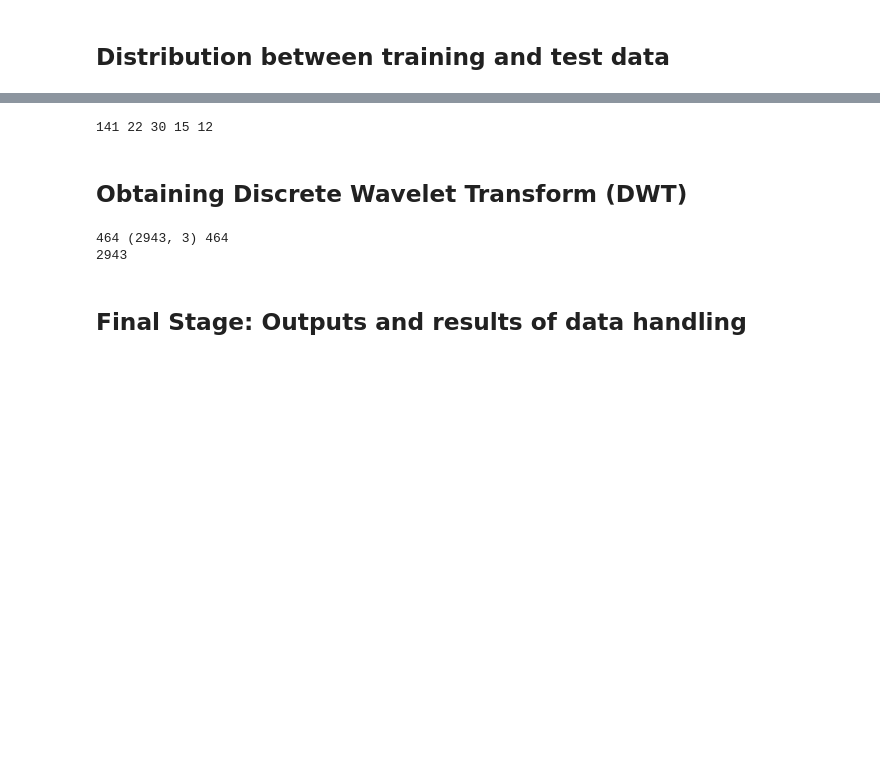
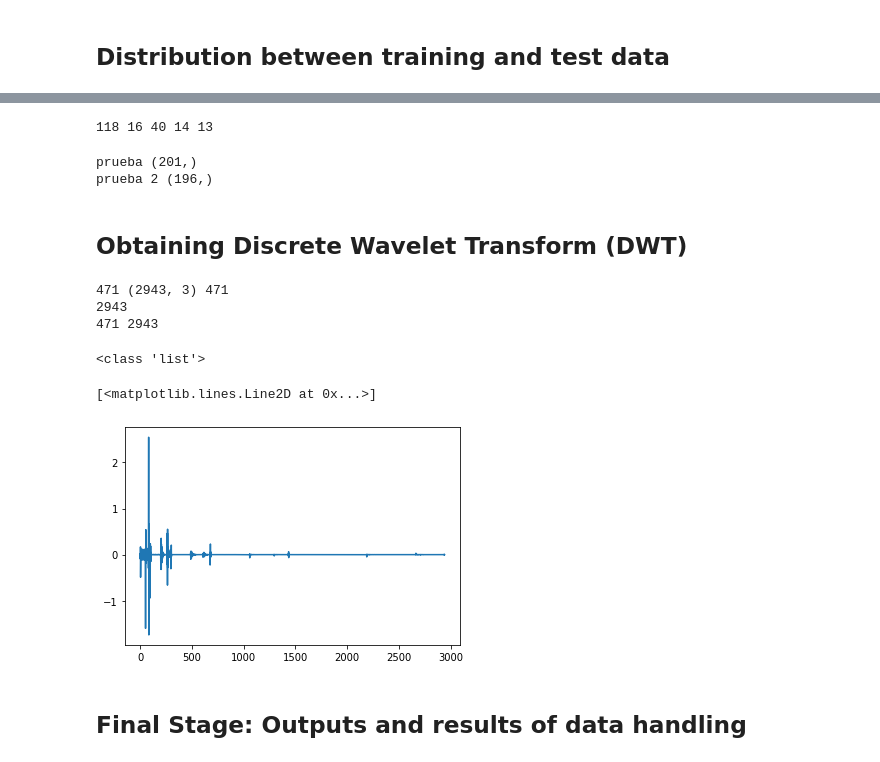
Before and after one commit to rickituri98/Fault_Classifier_CNN, a Jupyter notebook: Data_Handling.ipynb, the cells around one changed output, grey strips where cells are left out. Saved outputs shown, nothing was run; the diff lists cells and outputs as text; code cells hidden in the pictures; blank space fills up the shorter version.

```diff
--- a/Data_Handling.ipynb
+++ b/Data_Handling.ipynb
@@ -564,0 +577,19 @@ Total                                           |462
+# %%
+#print(type(X_train), type(XC_train))
+#print(XC_test)
+X_sig_Train = []
+X_names_Test = []
+X_sig_Test = []
+for pos in range(len(X_train)):
+    X_sig_Train.append(Total_signals[X_train[pos]])
+
+for ind in range(len(X_test)):
+    X_sig_Test.append(Total_signals[X_test[ind]])
+    X_names_Test.append(Total_id_files[X_test[ind]])
+print(len(X_sig_Train), type (X_sig_Train), len(X_sig_Test))
+print(type(X_test), X_test.shape, type(YC_test))
+print(X_sig_Test[15])
+print(X_names_Test[15])
+print(Y_test[15])
+X_sig_Train = np.array(X_sig_Train)
+X_sig_Test = np.array(X_sig_Test)
@@ -571,22 +610,28 @@ def Get_UserTest_Folder(X_testset, Y_testset):
   List_1ph = []
   List_none = []
   for j in range(len(Y_testset)):
-    if Y_testset[j][0] == 1:
+    if Y_testset[j] == 0:
       List_1ph.append(X_testset[j])
-    elif Y_testset[j][1] == 1:
+    elif Y_testset[j] == 1:
       List_2ph.append(X_testset[j])
-    elif Y_testset[j][2] == 1:
+    elif Y_testset[j] == 2:
       List_2phG.append(X_testset[j])
-    elif Y_testset[j][3] == 1:
+    elif Y_testset[j] == 3:
       List_3ph.append(X_testset[j])
-    elif Y_testset[j][4] == 1:
+    elif Y_testset[j] == 4:
       List_none.append(X_testset[j])
   return List_3ph, List_2ph, List_2phG, List_1ph, List_none
 
-L_3ph, L_2ph, L_2phG, L_1ph, L_n = Get_UserTest_Folder(XC_test, YC_test)
+L_3ph, L_2ph, L_2phG, L_1ph, L_n = Get_UserTest_Folder(X_sig_Test, Y_test)
 print(len(L_1ph),len(L_2ph),len(L_2phG), len(L_3ph), len(L_n))
 # %% [output]
-141 22 30 15 12
+118 16 40 14 13
+# %%
+print('prueba',X_sig_Test.shape)
+print('prueba 2', XC_test.shape)
+# %% [output]
+prueba (201,)
+prueba 2 (196,)
 # %% [markdown]
 ## Obtaining Discrete Wavelet Transform (DWT)
 # %%
@@ -606,13 +651,23 @@ def DWT_Level_N(Xset):
         X_mat.append(m.T)
     return X_lev5, cA, X_mat
 
-XTrain_5lev, _, X_mat_Train = DWT_Level_N(XC_train)
-XTest_5lev, _, X_mat_Test = DWT_Level_N(XC_test)
+XTrain_5lev, _, X_mat_Train = DWT_Level_N(X_sig_Train)
+XTest_5lev, _, X_mat_Test = DWT_Level_N(X_sig_Test)
 print(len(XTrain_5lev), X_mat_Train[0].shape, len(X_mat_Train))
 print(len(XTrain_5lev[10].get("C")))
+print(len(X_mat_Train), len(X_mat_Train[0]))
 # %% [output]
-464 (2943, 3) 464
+471 (2943, 3) 471
 2943
+471 2943
+# %%
+print(type(X_mat_Train))
+plt.figure()
+plt.plot(XTrain_5lev[10].get("A"))
+# %% [output]
+<class 'list'>
+[<matplotlib.lines.Line2D at 0x...>]
+[figure, added]
 # %% [markdown]
 ## Final Stage: Outputs and results of data handling
 # %%
```
Also changed, not shown: parts of 10 cells of this notebook.
